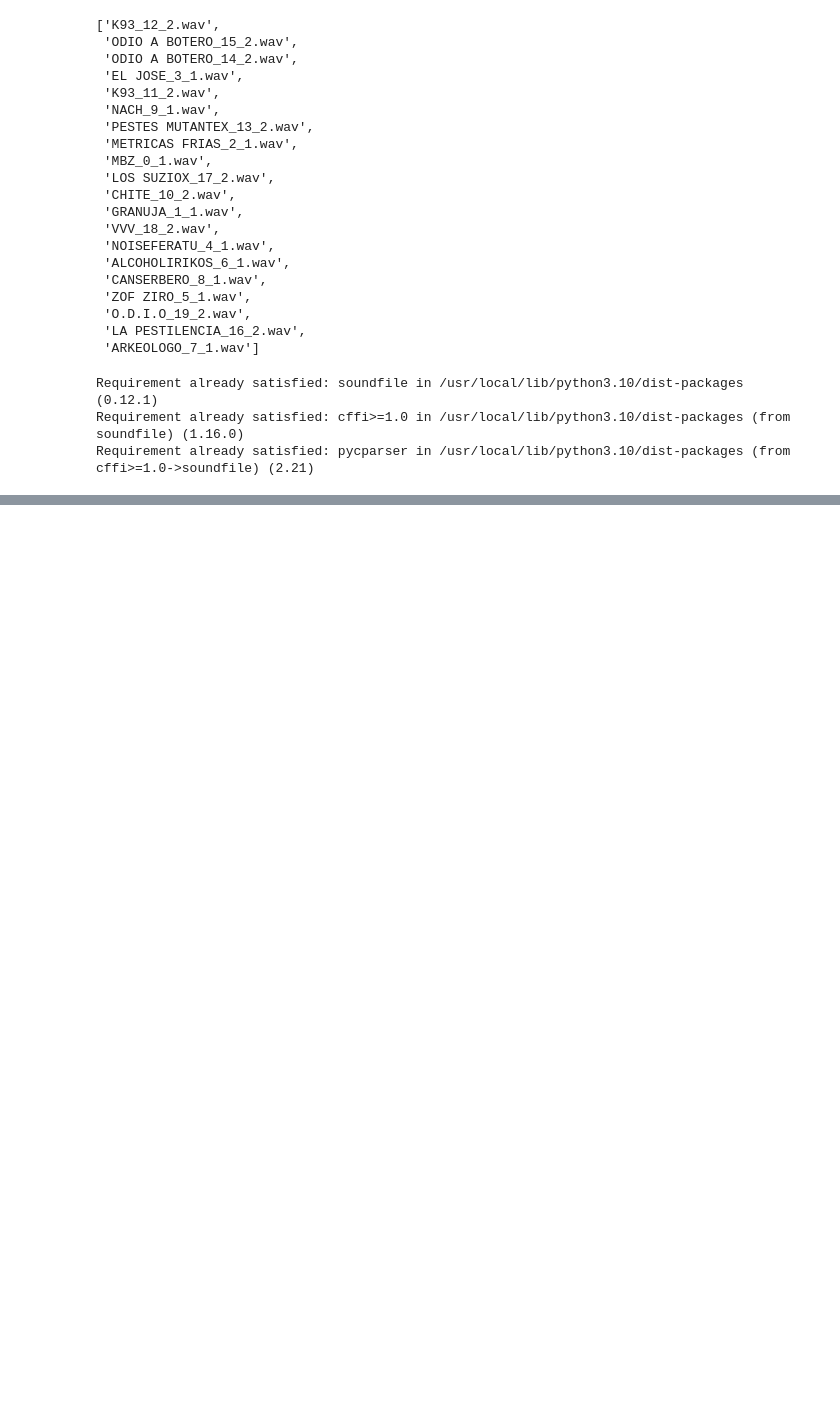
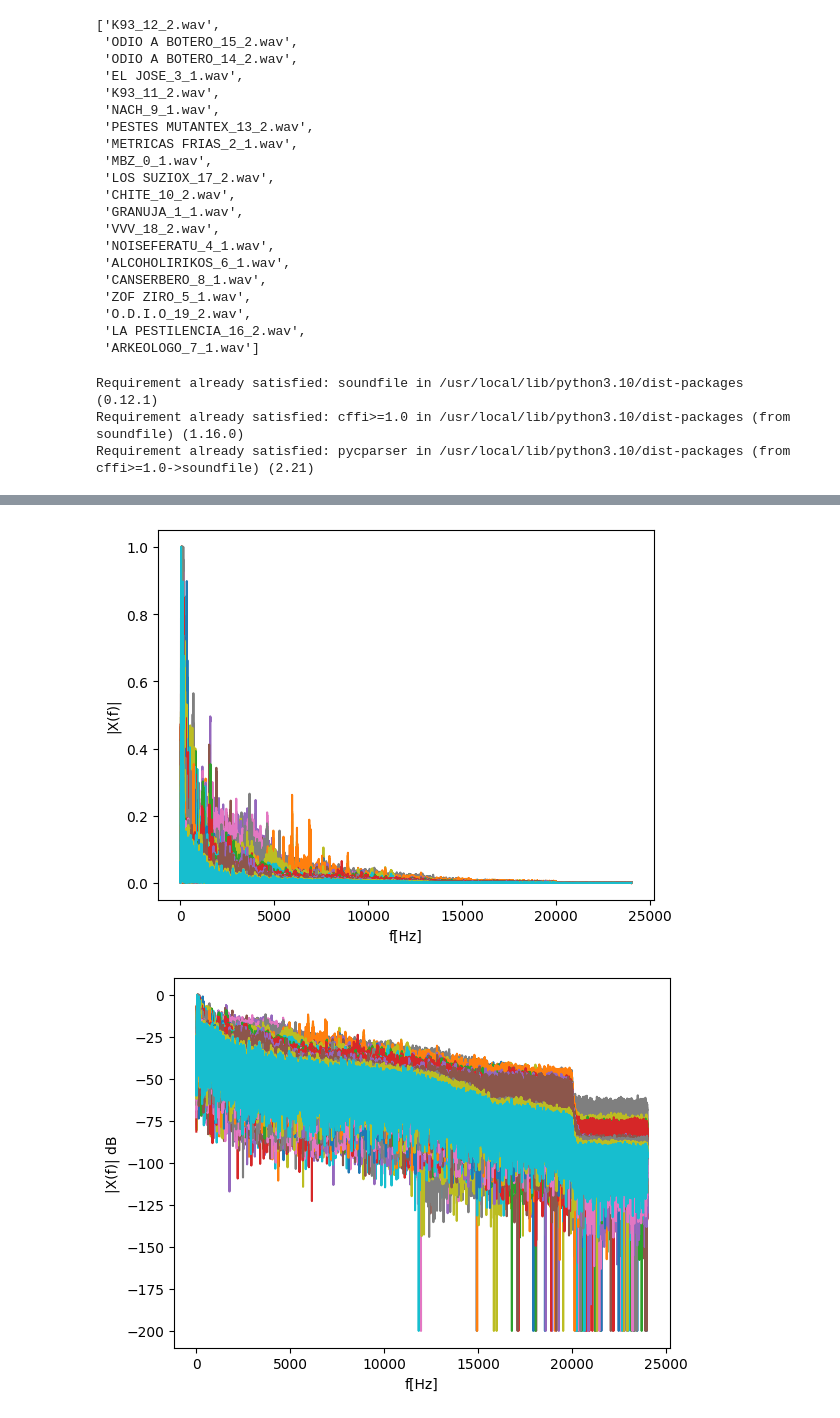
Before and after one commit to Gops03/Ejercicios, a Jupyter notebook: YOUTUBEDETECTOR.ipynb, the cells around one changed output, grey strips where cells are left out. Saved outputs shown, nothing was run; the diff lists cells and outputs as text; code cells hidden in the pictures; blank space fills up the shorter version.

```diff
--- a/YOUTUBEDETECTOR.ipynb
+++ b/YOUTUBEDETECTOR.ipynb
@@ -212,0 +241,19 @@ ValueError: ignored
+# %%
+#se normalizan espectros entre 0 y 1 para evitar inconsistencias por ampliltudes máximas
+from sklearn.preprocessing import MinMaxScaler
+sca = MinMaxScaler()
+Xw_ = sca.fit_transform(abs(Xw).T).T
+
+plt.plot(vf,Xw_.T)
+plt.xlabel('f[Hz]')
+plt.ylabel('|X(f)|')
+plt.show()
+
+#en dB
+plt.plot(vf,(20*np.log10(Xw_+1e-10)).T) # se suma 1e-10 para evitar discontinuidad del log
+plt.xlabel('f[Hz]')
+plt.ylabel('|X(f)| dB')
+plt.show()
+# %% [output]
+[figure, added]
+[figure, added]
```
Also changed, not shown: parts of 8 cells of this notebook.
